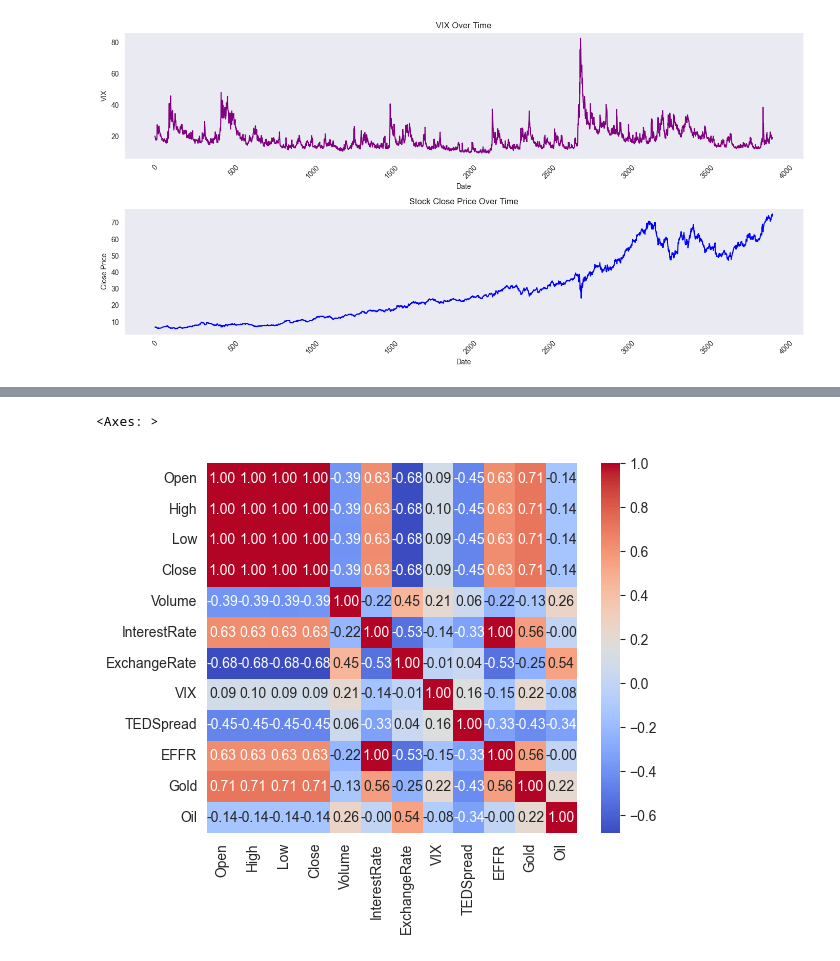
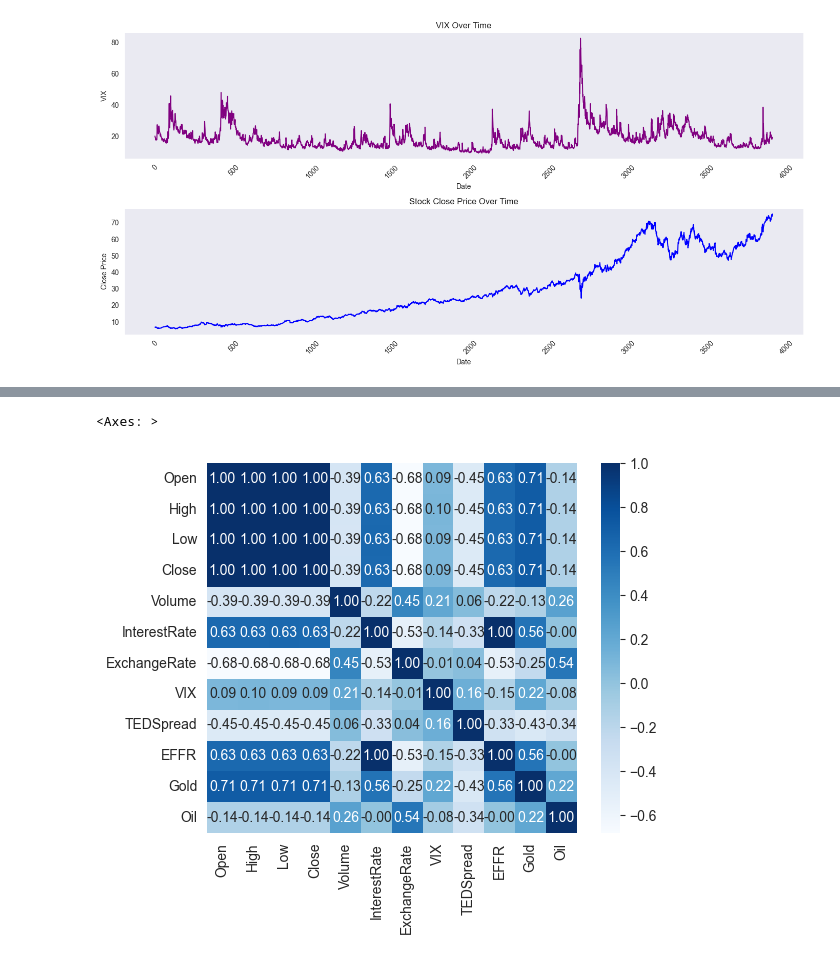
Before and after one commit to mertgenc0/mydsprojects, a Jupyter notebook: NasdaqDataS/nasdaqcompanies.ipynb, the cells around one changed output, grey strips where cells are left out. Saved outputs shown, nothing was run; the diff lists cells and outputs as text; code cells hidden in the pictures.

```diff
--- a/NasdaqDataS/nasdaqcompanies.ipynb
+++ b/NasdaqDataS/nasdaqcompanies.ipynb
@@ -147,7 +149,7 @@ df.corr()
 | Gold | 0.713891 | 0.714077 | 0.713692 | 0.713888 | -0.125825 | 0.561163 | -0.246335 | 0.215763 | -0.429599 | 0.558592 | ... |
 | Oil | -0.141258 | -0.141446 | -0.140867 | -0.141233 | 0.257353 | -0.001836 | 0.544608 | -0.076757 | -0.336378 | -0.001894 | ... |
 # %%
-sns.heatmap(df.corr(), annot=True,fmt=".2f", cmap='coolwarm', square=True)
+sns.heatmap(df.corr(), annot=True,fmt=".2f", cmap='Blues', square=True)
 # %% [output]
 <Axes: >
-[figure, old version]
+[figure, new version]
```
Also changed, not shown: parts of 12 cells of this notebook.
